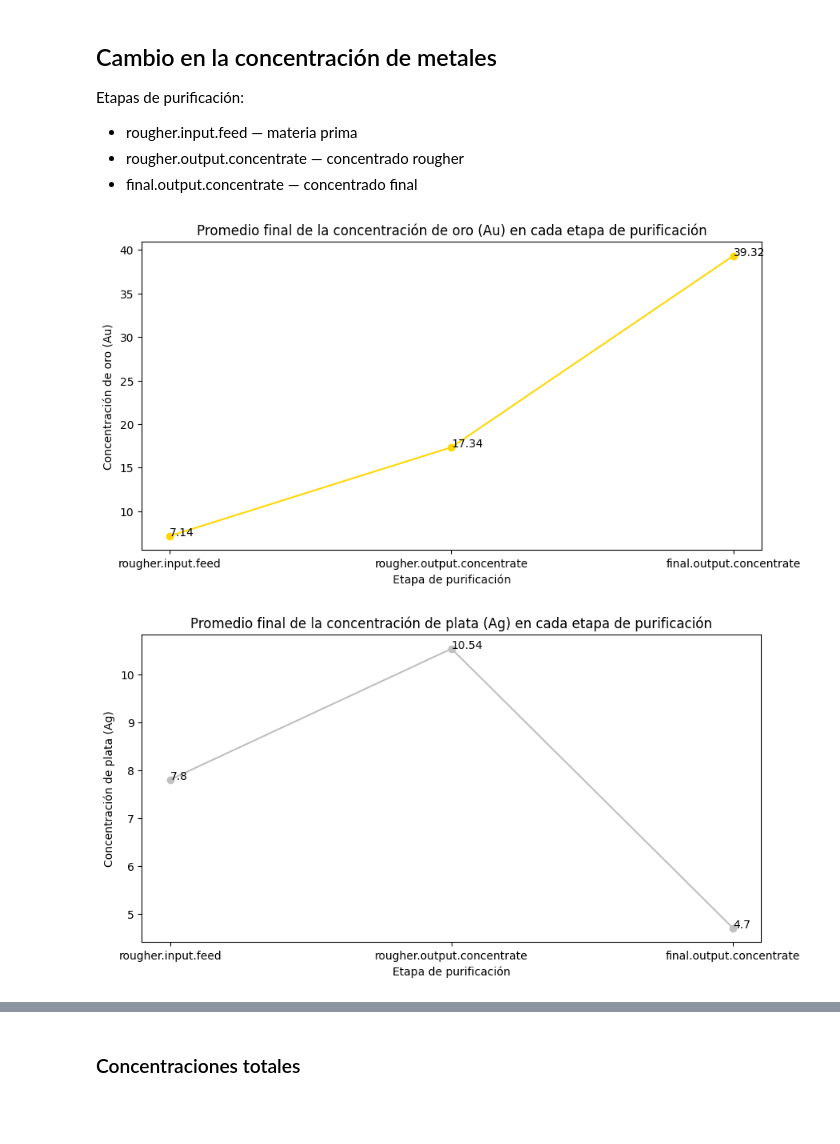
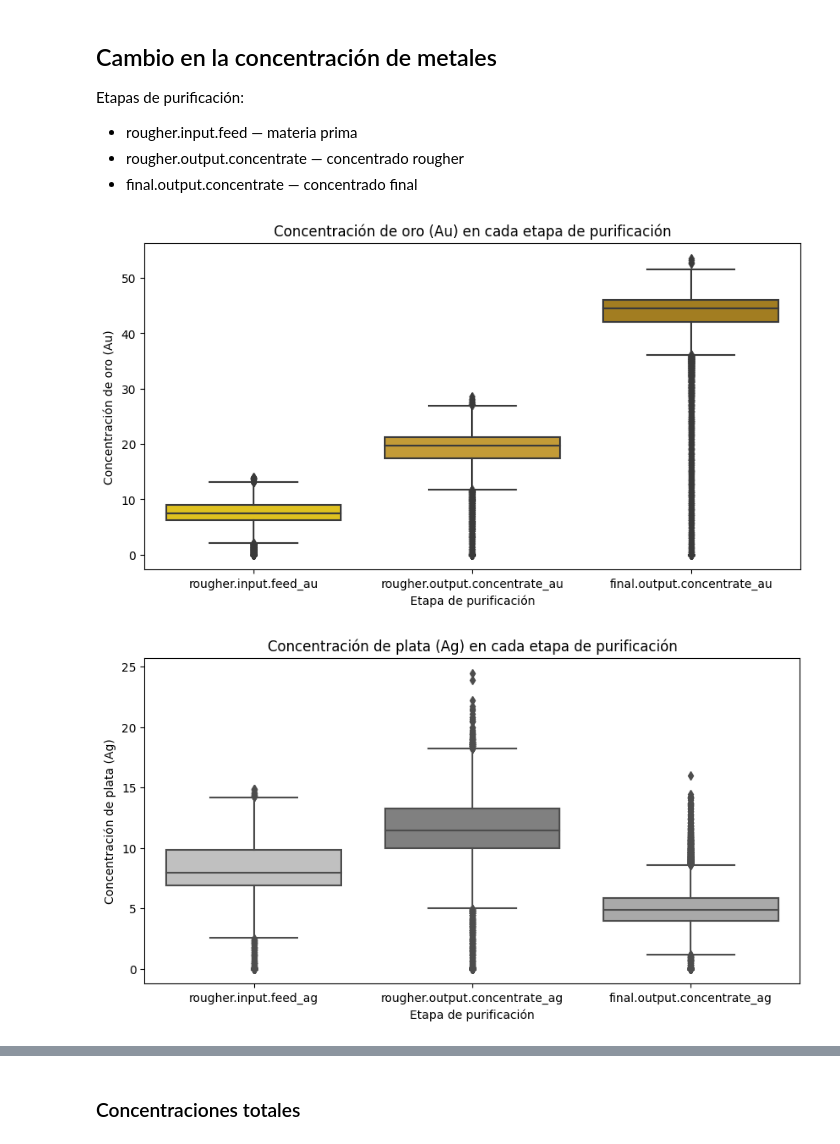
Before and after one commit to keneth4/ml_projects, a Jupyter notebook: 4. Optimización de la extracción de oro.ipynb, the cells around one changed output, grey strips where cells are left out. Drawn from its saved outputs; the diff is of its cells as text; code cells hidden in the pictures; blank space fills up the shorter version.

```diff
--- a/4. Optimización de la extracción de oro.ipynb
+++ b/4. Optimización de la extracción de oro.ipynb
@@ -178,17 +178,20 @@ dónde:
 
 - **T** —> Proporción de oro en las colas rougher justo después de la flotación (para saber la recuperación del concentrado rougher)/después de la purificación (para saber la recuperación del concentrado final).
 # %%
+# Generar una copia del DataFrame sin los valores nulos
+df_train_dropna = df_train.dropna().reset_index(drop=True)
+
 # Proporción de oro en el concentrado justo después de la flotación
-c = df_train['rougher.output.concentrate_au'].dropna()
-c = c[df_train['rougher.output.recovery'].dropna().index]
+c = df_train_dropna['rougher.output.concentrate_au']
+c = c[df_train_dropna['rougher.output.recovery'].index]
 
 # Proporción de oro en la alimentación antes de la flotación
-f = df_train['rougher.input.feed_au'].dropna()
-f = f[df_train['rougher.output.recovery'].dropna().index]
+f = df_train_dropna['rougher.input.feed_au']
+f = f[df_train_dropna['rougher.output.recovery'].index]
 
 # Proporción de oro en las colas rougher justo después de la flotación
-t = df_train['rougher.output.tail_au'].dropna()
-t = t[df_train['rougher.output.recovery'].dropna().index]
+t = df_train_dropna['rougher.output.tail_au']
+t = t[df_train_dropna['rougher.output.recovery'].index]
 # %%
 # Cálculo de la recuperación de oro con la función
 recovery = ((c * (f - t)) / (f * (c - t))) * 100
@@ -273,29 +276,29 @@ stages = [
     'final.output.concentrate'
 ]
 # %%
-# Explorar cómo cambia la concentración de oro (Au) a lo largo de las etapas de purificación
-data = {stage: df_train[f'{stage}_au'].mean() for stage in stages}
+# Determinar diferentes tonos de color oro (Au) para cada etapa de purificación
+au_colors = ['#ffd700', '#daa520', '#b8860b']
+
+# Crear un gráfico de caja con la concentración de oro (Au) en cada etapa de purificación
 plt.figure(figsize=(10, 5))
-plt.title('Promedio final de la concentración de oro (Au) en cada etapa de purificación')
+sns.boxplot(data=df_train[[f'{stage}_au' for stage in stages]], palette=au_colors)
+plt.title('Concentración de oro (Au) en cada etapa de purificación')
 plt.xlabel('Etapa de purificación')
 plt.ylabel('Concentración de oro (Au)')
-plt.plot(data.keys(), data.values(), 'o-', color='gold')
-for stage, value in data.items():
-    plt.text(stage, value, round(value, 2))
 plt.show()
 # %% [output]
-[figure, old version]
+[figure, new version]
 # %%
-# Explorar cómo cambia la concentración de plata (Ag) a lo largo de las etapas de purificación
-data = {stage: df_train[f'{stage}_ag'].mean() for stage in stages}
+# Determinar diferentes tonos de color plata (Ag) para cada etapa de purificación
+ag_colors = ['#c0c0c0', '#808080', '#a9a9a9']
+
+# Crear un gráfico de caja con la concentración de plata (Ag) en cada etapa de purificación
 plt.figure(figsize=(10, 5))
-plt.title('Promedio final de la concentración de plata (Ag) en cada etapa de purificación')
+sns.boxplot(data=df_train[[f'{stage}_ag' for stage in stages]], palette=ag_colors)
+plt.title('Concentración de plata (Ag) en cada etapa de purificación')
 plt.xlabel('Etapa de purificación')
 plt.ylabel('Concentración de plata (Ag)')
-plt.plot(data.keys(), data.values(), 'o-', color='silver')
-for stage, value in data.items():
-    plt.text(stage, value, round(value, 2))
 plt.show()
 # %% [output]
-[figure, old version]
+[figure, new version]
 # %%
```
Also changed, not shown: parts of 29 cells of this notebook.
